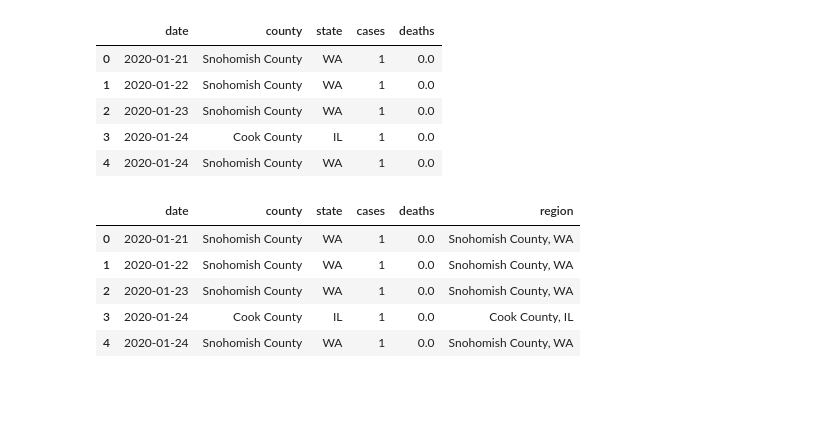
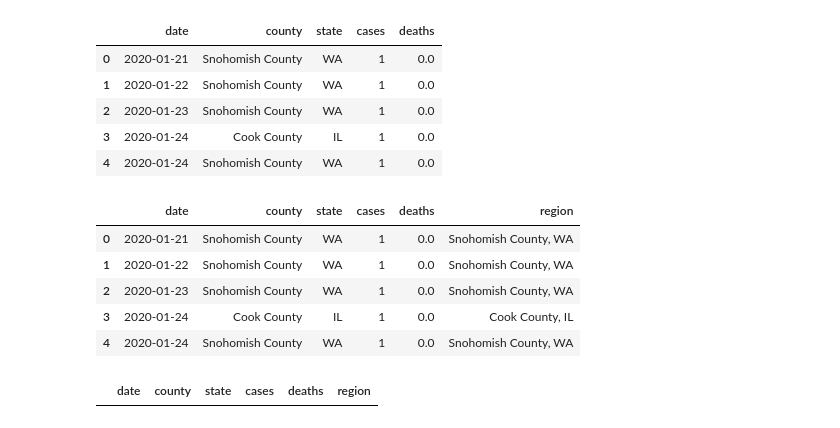
Before and after one commit to Shawn-Varghese/project_2, a Jupyter notebook: covid_data_cleaning.ipynb, the cells around one changed output. Cells and saved outputs as stored; diff of their text form; code cells hidden in the pictures; blank space fills up the shorter version.

```diff
--- a/covid_data_cleaning.ipynb
+++ b/covid_data_cleaning.ipynb
@@ -1,7 +1,8 @@
 # %%
 import pandas as pd
+import zipfile
 
-covid_df = pd.read_csv("us-counties.csv")
+covid_df = pd.read_csv('us-counties.zip', compression='zip')
 covid_df.head()
 # %% [output]
 |  | date | county | state | fips | cases | deaths |
@@ -128,0 +128,18 @@ covid_df.to_csv("please_let_this_one_work.csv", index=False, header=0)
+# %%
+covid_df['region'] = covid_df['region'].str.replace('District of Columbia County, District of Columbia', 'District of Columbia, DC')
+covid_df['region'] = covid_df['region'].str.replace('ñ', 'n')
+covid_df['region'] = covid_df['region'].str.replace('LaSalle', 'La Salle')
+covid_df['region'] = covid_df['region'].str.replace('King and Queen County, VA', 'King & Queen County, VA')
+covid_df['region'] = covid_df['region'].str.replace('La Salle County, IL', 'LaSalle County, IL')
+covid_df = covid_df[covid_df.region != 'James City, VA']
+covid_df = covid_df[covid_df.region != 'Kansas City, MO']
+covid_df = covid_df[covid_df.state != 'Virgin Islands']
+covid_df = covid_df[covid_df.state != 'Puerto Rico']
+covid_df = covid_df[covid_df.region != 'Oglala Lakota County, SD']
+
+#Bristol Bay plus Lake and Peninsula County, AK
+
+
+covid_df[covid_df["region"].str.contains("Kansas City, MO", regex=True)]
+# %% [output]
+|  | date | county | state | cases | deaths | region |
```
Also changed, not shown: parts of 3 cells of this notebook, 8 other files.
